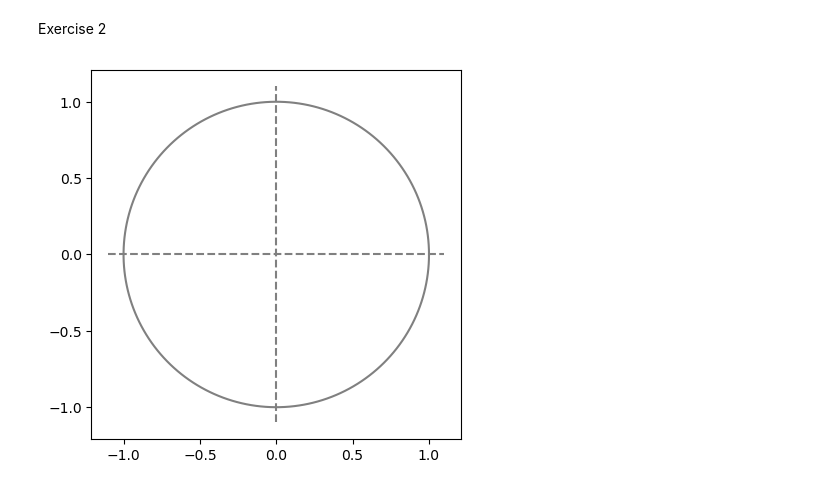
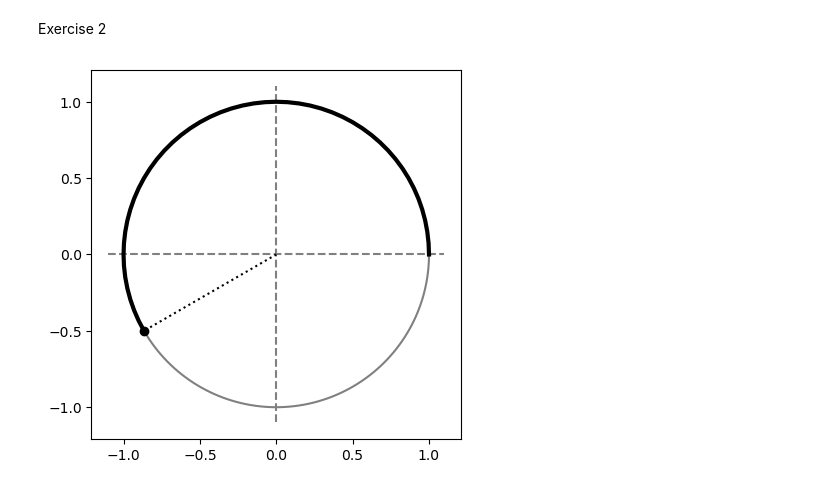
Before and after one commit to Afiq139/Python-Project, a Jupyter notebook: Python_Mathematics/Master_Math_By_Coding_In_Python/09_Trigonometry/009_Graphing_&_Resolution_Exercise.ipynb, the cells around one changed output. Drawn from its saved outputs; the diff is of its cells as text; code cells hidden in the pictures.

```diff
--- a/Python_Mathematics/Master_Math_By_Coding_In_Python/09_Trigonometry/009_Graphing_&_Resolution_Exercise.ipynb
+++ b/Python_Mathematics/Master_Math_By_Coding_In_Python/09_Trigonometry/009_Graphing_&_Resolution_Exercise.ipynb
@@ -21,13 +21,18 @@ Exercise 2
 # %%
 theta = np.pi*7/6
 
 #plot the unit circle
 x = np.linspace(0,2*np.pi,200)
 plt.plot(np.cos(x),np.sin(x),color='gray')
 plt.plot([-1.1,1.1],[0,0],'--',color='gray')
 plt.plot([0,0],[-1.1,1.1],'--',color='gray')
 
+#plot the arc
+plt.plot(np.cos(np.linspace(0,theta)), np.sin(np.linspace(0,theta)), 'k', linewidth=3)
+plt.plot([0,np.cos(theta)],[0,np.sin(theta)],'k:')
+plt.plot(np.cos(theta),np.sin(theta),'ko')
+
 plt.gca().set_aspect('equal')
 plt.show()
 # %% [output]
-[figure, old version]
+[figure, new version]
```
